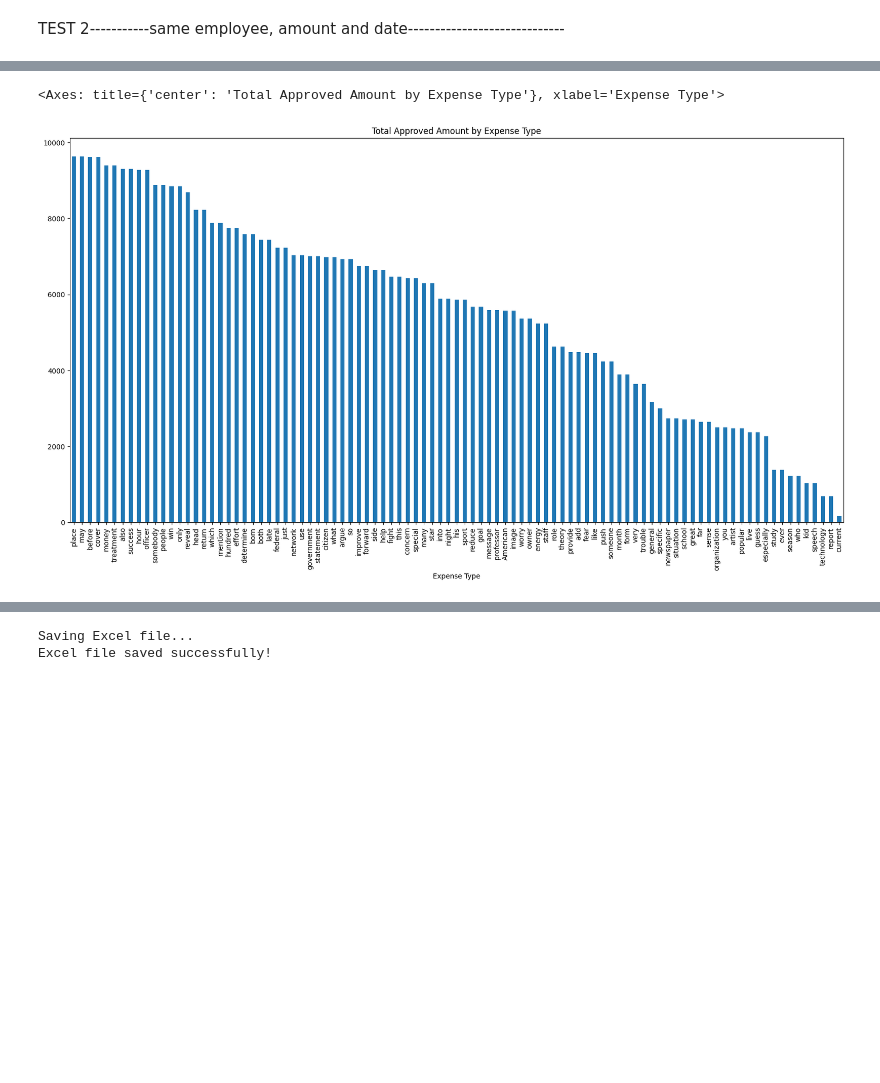
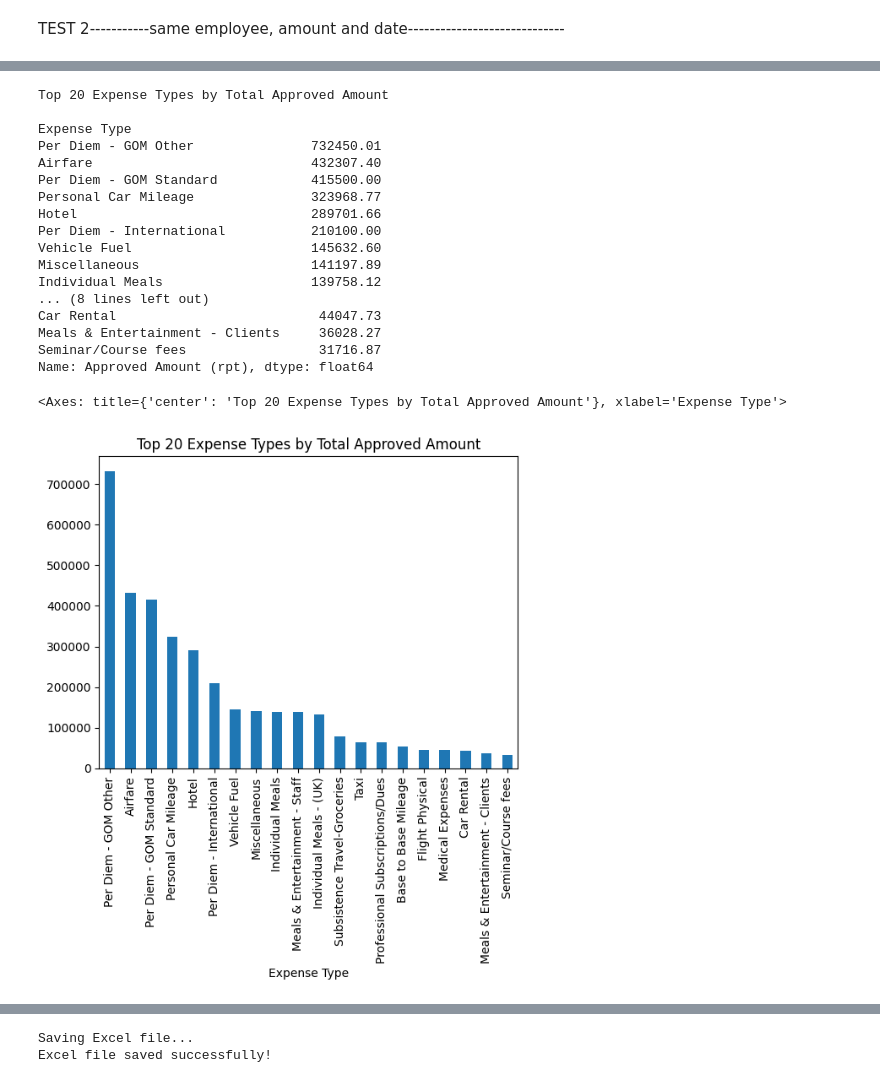
Before and after one commit to alexsears/expenses, a Jupyter notebook: expenses.ipynb, the cells around one changed output, grey strips where cells are left out. Saved outputs shown, nothing was run; the diff lists cells and outputs as text; code cells hidden in the pictures; blank space fills up the shorter version.

```diff
--- a/expenses.ipynb
+++ b/expenses.ipynb
@@ -13,29 +13,34 @@ import time
 # Ask user to select a file
 root = tk.Tk()
 root.withdraw()
-print("Select a CSV file to load into a Pandas DataFrame")
+print("Select a  file to load for analysis")
 
 # Open file dialog box and allow user to select a file
 file_path = filedialog.askopenfilename()
 
 
-# Load selected file into Pandas DataFrame
-df = pd.read_csv(file_path)
+# Load selected excel file into Pandas DataFrame
+df = pd.read_excel(file_path)
+# print column names
+print(df.columns)
 
 # only keep columns we need
-df = df[['Expense Type','Employee','Employee ID','Report Name','Transaction Date','Claimed Amount','Vendor','Approved Amount (rpt)' ]]
+#df = df[['Expense Type','Employee','Employee ID','Report Name','Transaction Date','Claimed Amount','Vendor','Approved Amount (rpt)' ]]
 
 # Convert the columns to formats we need
 df['Transaction Date'] = pd.to_datetime(df['Transaction Date'])
 df['Claimed Amount'] = pd.to_numeric(df['Claimed Amount'])
 df['Approved Amount (rpt)'] = pd.to_numeric(df['Approved Amount (rpt)'])
+# sent for payment date
+df['Sent for Payment Date'] = pd.to_datetime(df['Sent for Payment Date'])
+
 
 
 # print total number of rows and columns
 print("Total number of rows:", len(df))
 print("Total number of columns:", len(df.columns))
 #print a table of columns and data types
-print(df.dtypes)
+#print(df.dtypes)
 
 # Filter data for transactions over 1000 and sort by employee ID
 filtered_df = df[df['Approved Amount (rpt)'] > 1].sort_values(by=['Employee ID'])
@@ -46,7 +51,7 @@ filtered_df = df[df['Approved Amount (rpt)'] > 1].sort_values(by=['Employee ID']
 filtered_df = filtered_df.sort_values(by=['Employee ID'])
 
 #print the first 50 rows employee id, transaction date, approved amount, and vendor
-print(filtered_df[['Employee ID','Transaction Date','Approved Amount (rpt)','Vendor']].head(50))
+#print(filtered_df[['Employee ID','Transaction Date','Approved Amount (rpt)','Vendor']].head(50))
 
 #choose the first 10000 rows
 #filtered_df = filtered_df.head(10000)
@@ -256,7 +331,31 @@ grouped_df3.groupby(['Report Name'])['Approved Amount (rpt)'].sum().sort_values(
 # %%
-#plot the data by expense type and approved amount sort by total approved amount with title
-grouped_df3.groupby(['Expense Type'])['Approved Amount (rpt)'].sum().sort_values(ascending=False).plot(kind='bar', figsize=(20,10), title='Total Approved Amount by Expense Type')
+# print title and a blank line
+print("Top 20 Expense Types by Total Approved Amount")
+print()
+# print the top 20 expense types by total approved amount
+top_20_expense_types = filtered_df.groupby(['Expense Type'])['Approved Amount (rpt)'].sum().sort_values(ascending=False).head(20)
+print(top_20_expense_types)
+
+#plot the data by expense type and approved amount sort by total approved amount with title top 20 expense types
+filtered_df.groupby(['Expense Type'])['Approved Amount (rpt)'].sum().sort_values(ascending=False).head(20).plot(kind='bar', title='Top 20 Expense Types by Total Approved Amount')
 # %% [output]
-<Axes: title={'center': 'Total Approved Amount by Expense Type'}, xlabel='Expense Type'>
+Top 20 Expense Types by Total Approved Amount
+
+Expense Type
+Per Diem - GOM Other               732450.01
+Airfare                            432307.40
+Per Diem - GOM Standard            415500.00
+Personal Car Mileage               323968.77
+Hotel                              289701.66
+Per Diem - International           210100.00
+Vehicle Fuel                       145632.60
+Miscellaneous                      141197.89
+Individual Meals                   139758.12
+... (8 lines left out)
+Car Rental                          44047.73
+Meals & Entertainment - Clients     36028.27
+Seminar/Course fees                 31716.87
+Name: Approved Amount (rpt), dtype: float64
+<Axes: title={'center': 'Top 20 Expense Types by Total Approved Amount'}, xlabel='Expense Type'>
-[figure, old version]
+[figure, new version]
 # %%
```
Also changed, not shown: parts of 24 cells of this notebook, 10 other files.
